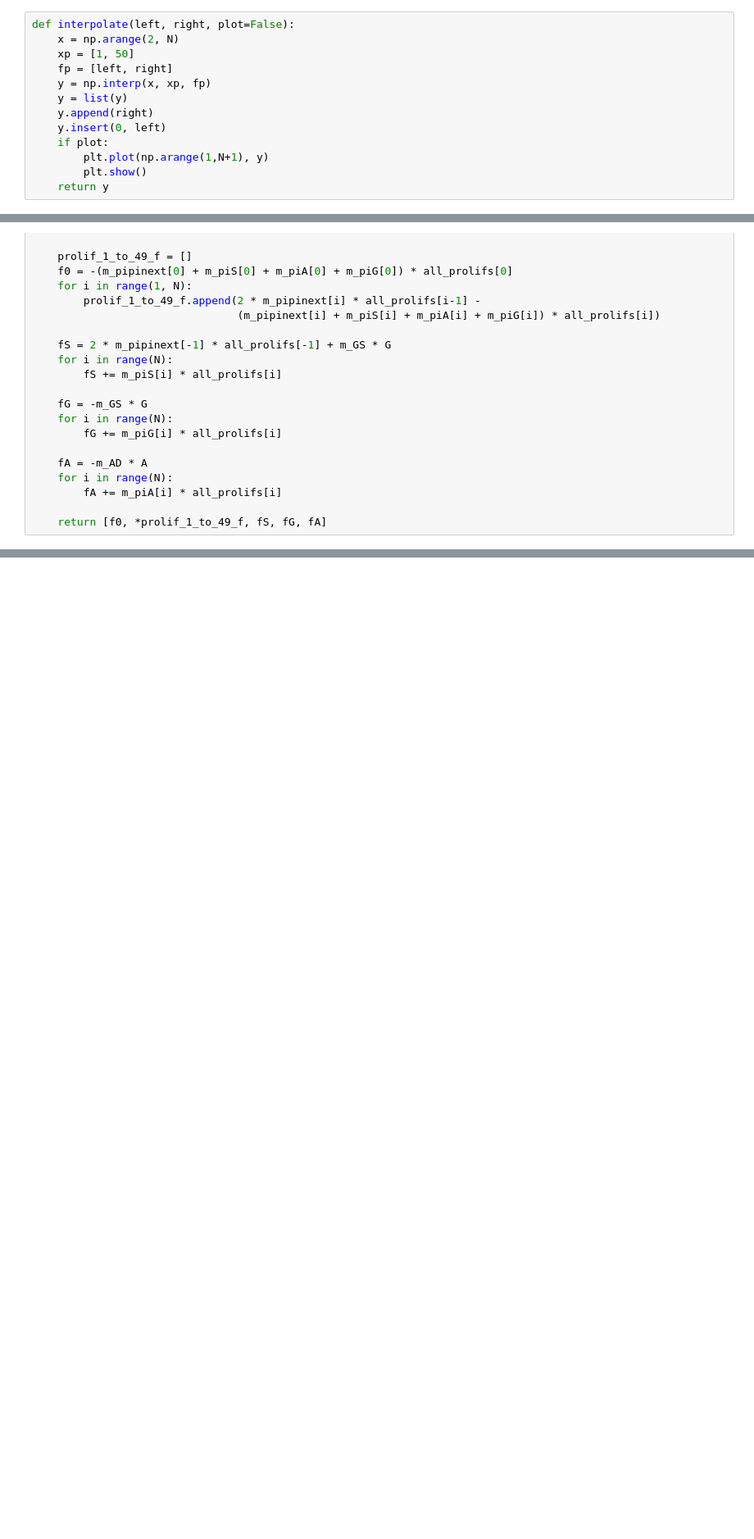
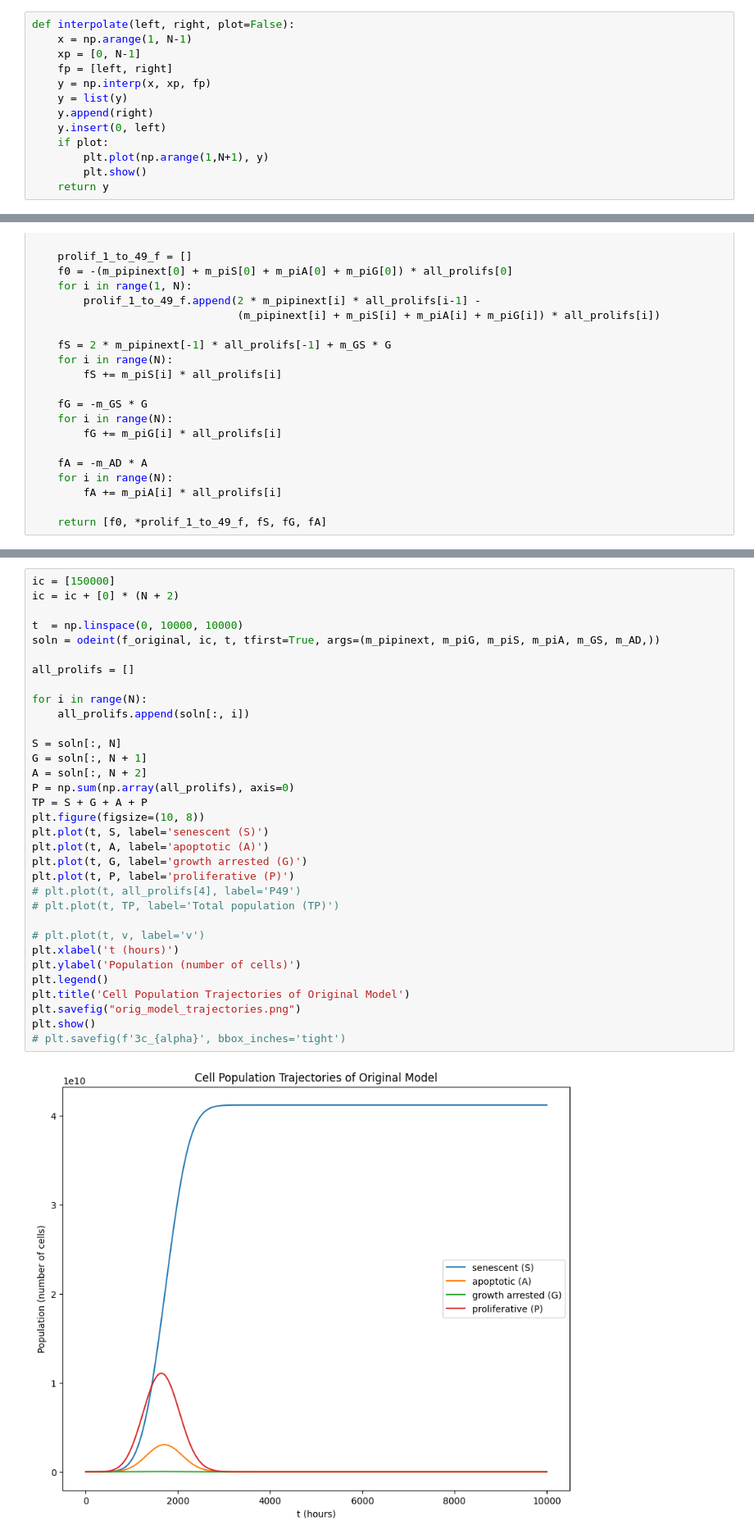
Before and after one commit to mdanb/senescence_model, a Jupyter notebook: plot_solutions.ipynb, the cells around one changed output, grey strips where cells are left out. Shown at 82% size. Drawn from its saved outputs; the diff is of its cells as text; blank space fills up the shorter version.

```diff
--- a/plot_solutions.ipynb
+++ b/plot_solutions.ipynb
@@ -25,7 +90,7 @@ N = 50
 # %%
 def interpolate(left, right, plot=False):
-    x = np.arange(2, N)
-    xp = [1, 50]
+    x = np.arange(1, N-1)
+    xp = [0, N-1]
     fp = [left, right]
     y = np.interp(x, xp, fp)
     y = list(y)
@@ -100,3 +178,38 @@ def f(t, v, m_pipinext, m_piG, m_piS, m_piA, m_GS, m_AD, k):
+# %%
+ic = [150000]
+ic = ic + [0] * (N + 2)
+
+t  = np.linspace(0, 10000, 10000)
+soln = odeint(f_original, ic, t, tfirst=True, args=(m_pipinext, m_piG, m_piS, m_piA, m_GS, m_AD,))
+
+all_prolifs = []
+
+for i in range(N):
+    all_prolifs.append(soln[:, i])
+
+S = soln[:, N]
+G = soln[:, N + 1]
+A = soln[:, N + 2]
+P = np.sum(np.array(all_prolifs), axis=0)
+TP = S + G + A + P
+plt.figure(figsize=(10, 8))
+plt.plot(t, S, label='senescent (S)')
+plt.plot(t, A, label='apoptotic (A)')
+plt.plot(t, G, label='growth arrested (G)')
+plt.plot(t, P, label='proliferative (P)')
+# plt.plot(t, all_prolifs[4], label='P49')
+# plt.plot(t, TP, label='Total population (TP)')
+
+# plt.plot(t, v, label='v')
+plt.xlabel('t (hours)')
+plt.ylabel('Population (number of cells)')
+plt.legend()
+plt.title('Cell Population Trajectories of Original Model')
+plt.savefig("orig_model_trajectories.png")
+plt.show()
+# plt.savefig(f'3c_{alpha}', bbox_inches='tight')
+# %% [output]
+[figure, added]
 # %%
 ic = [150000]
 ic = ic + [0] * (N + 2)
```
Also changed, not shown: parts of 16 cells of this notebook, 21 other files.
